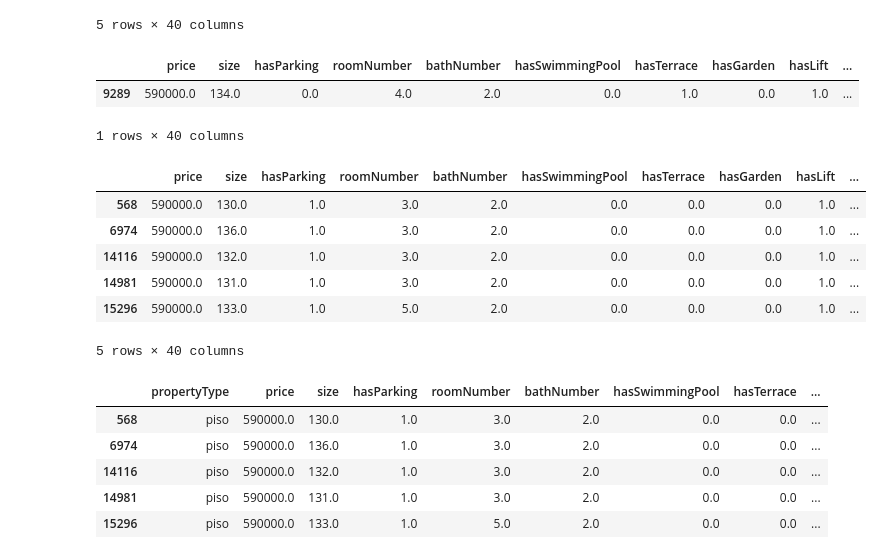
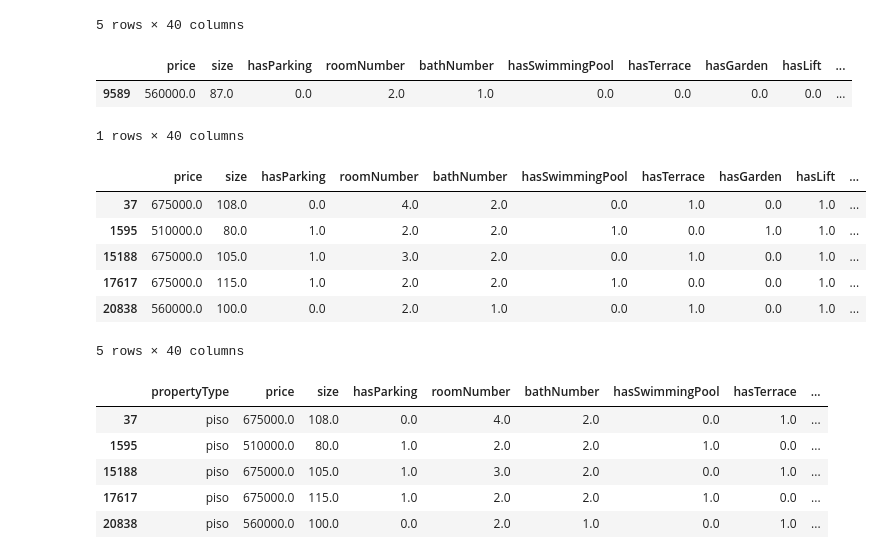
Before and after one commit to lorquez/real_estate_price_predictor, a Jupyter notebook: src/6. Modeling - Hyperparameter Tuning.ipynb, the cells around one changed output. Saved outputs shown, nothing was run; the diff lists cells and outputs as text; code cells hidden in the pictures.

```diff
--- a/src/6. Modeling - Hyperparameter Tuning.ipynb
+++ b/src/6. Modeling - Hyperparameter Tuning.ipynb
@@ -486,34 +500,34 @@ recommender_df.head()
 # %%
 def similarity(df, comparation):
   #district = float(comparation['district'])
   similarities = {}
   similarities = {i : float(cosine_similarity(comparation,df[df.index == i])[0]) for i,v in df.iterrows()}
   similarities = pd.DataFrame([similarities]).T.rename(columns={0: "cosine_similarity"})
   similarities = similarities.reset_index().sort_values(by='cosine_similarity', ascending=False).reset_index(drop=True)[:6]
   similarities = df[(df.index.isin(similarities['index'])) & (~df.index.isin(comparation.index))]
 
   return similarities
 
-index = 9289 # cambiar el index para comparar diferentes propiedades
+index = 9589 # cambiar el index para comparar diferentes propiedades
 to_compare = recommender_df[recommender_df.index == index]
 recommendation = similarity(recommender_df, to_compare)
 display(to_compare)
 display(recommendation)
 display(df_clean[df_clean.index.isin(recommendation.index)])
 # %% [output]
 |  | price | size | hasParking | roomNumber | bathNumber | hasSwimmingPool | hasTerrace | hasGarden | hasLift | ... |
-| 9289 | 590000.0 | 134.0 | 0.0 | 4.0 | 2.0 | 0.0 | 1.0 | 0.0 | 1.0 | ... |
+| 9589 | 560000.0 | 87.0 | 0.0 | 2.0 | 1.0 | 0.0 | 0.0 | 0.0 | 0.0 | ... |
 1 rows × 40 columns
 |  | price | size | hasParking | roomNumber | bathNumber | hasSwimmingPool | hasTerrace | hasGarden | hasLift | ... |
-| 568 | 590000.0 | 130.0 | 1.0 | 3.0 | 2.0 | 0.0 | 0.0 | 0.0 | 1.0 | ... |
-| 6974 | 590000.0 | 136.0 | 1.0 | 3.0 | 2.0 | 0.0 | 0.0 | 0.0 | 1.0 | ... |
-| 14116 | 590000.0 | 132.0 | 1.0 | 3.0 | 2.0 | 0.0 | 0.0 | 0.0 | 1.0 | ... |
-| 14981 | 590000.0 | 131.0 | 1.0 | 3.0 | 2.0 | 0.0 | 0.0 | 0.0 | 1.0 | ... |
-| 15296 | 590000.0 | 133.0 | 1.0 | 5.0 | 2.0 | 0.0 | 0.0 | 0.0 | 1.0 | ... |
+| 37 | 675000.0 | 108.0 | 0.0 | 4.0 | 2.0 | 0.0 | 1.0 | 0.0 | 1.0 | ... |
+| 1595 | 510000.0 | 80.0 | 1.0 | 2.0 | 2.0 | 1.0 | 0.0 | 1.0 | 1.0 | ... |
+| 15188 | 675000.0 | 105.0 | 1.0 | 3.0 | 2.0 | 0.0 | 1.0 | 0.0 | 1.0 | ... |
+| 17617 | 675000.0 | 115.0 | 1.0 | 2.0 | 2.0 | 1.0 | 0.0 | 0.0 | 1.0 | ... |
+| 20838 | 560000.0 | 100.0 | 0.0 | 2.0 | 1.0 | 0.0 | 1.0 | 0.0 | 1.0 | ... |
 5 rows × 40 columns
 |  | propertyType | price | size | hasParking | roomNumber | bathNumber | hasSwimmingPool | hasTerrace | ... |
-| 568 | piso | 590000.0 | 130.0 | 1.0 | 3.0 | 2.0 | 0.0 | 0.0 | ... |
-| 6974 | piso | 590000.0 | 136.0 | 1.0 | 3.0 | 2.0 | 0.0 | 0.0 | ... |
-| 14116 | piso | 590000.0 | 132.0 | 1.0 | 3.0 | 2.0 | 0.0 | 0.0 | ... |
-| 14981 | piso | 590000.0 | 131.0 | 1.0 | 3.0 | 2.0 | 0.0 | 0.0 | ... |
-| 15296 | piso | 590000.0 | 133.0 | 1.0 | 5.0 | 2.0 | 0.0 | 0.0 | ... |
+| 37 | piso | 675000.0 | 108.0 | 0.0 | 4.0 | 2.0 | 0.0 | 1.0 | ... |
+| 1595 | piso | 510000.0 | 80.0 | 1.0 | 2.0 | 2.0 | 1.0 | 0.0 | ... |
+| 15188 | piso | 675000.0 | 105.0 | 1.0 | 3.0 | 2.0 | 0.0 | 1.0 | ... |
+| 17617 | piso | 675000.0 | 115.0 | 1.0 | 2.0 | 2.0 | 1.0 | 0.0 | ... |
+| 20838 | piso | 560000.0 | 100.0 | 0.0 | 2.0 | 1.0 | 0.0 | 1.0 | ... |
```
Also changed, not shown: parts of 16 cells of this notebook, 37 other files.
